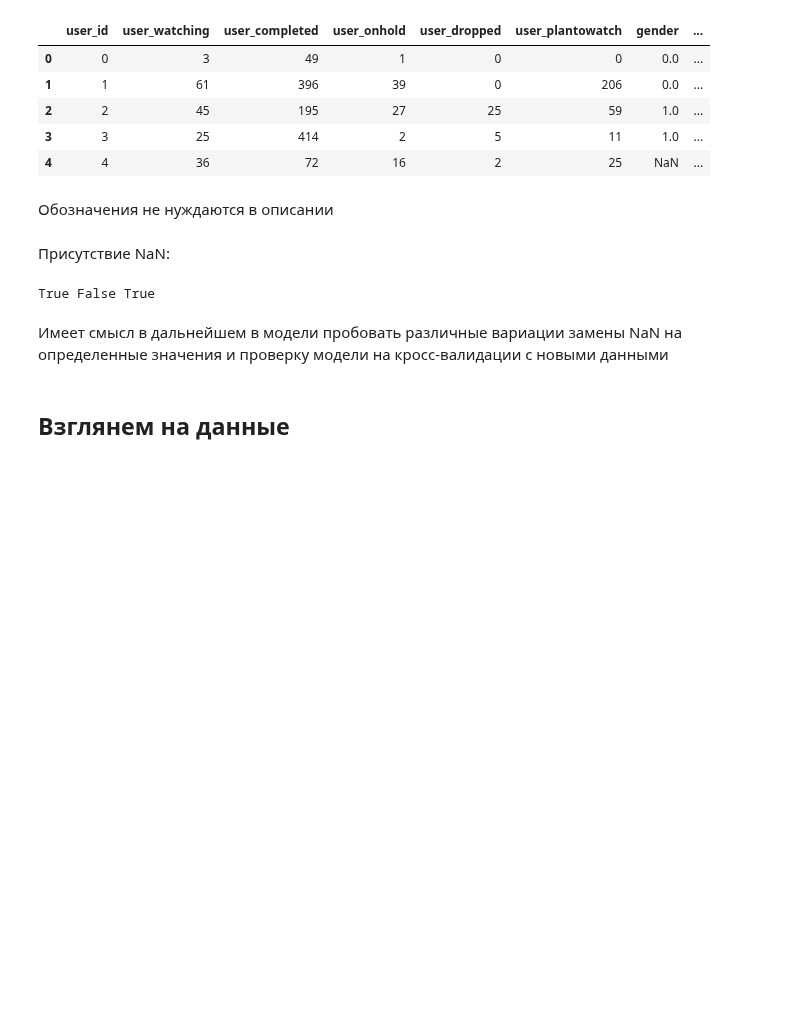
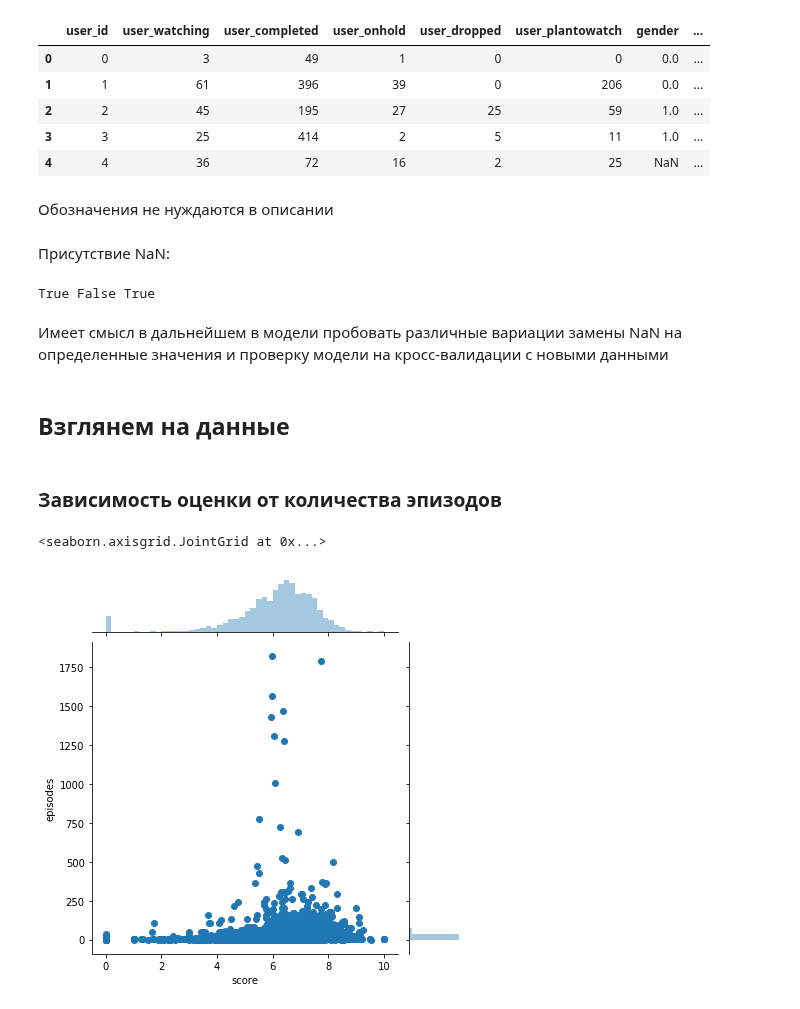
Before and after one commit to DKosov/TechnoSphere, a Jupyter notebook: ds/myAnimeList/report.ipynb, the cells around one changed output. Cells and saved outputs as stored; diff of their text form; code cells hidden in the pictures; blank space fills up the shorter version.

```diff
--- a/ds/myAnimeList/report.ipynb
+++ b/ds/myAnimeList/report.ipynb
@@ -118,0 +123,7 @@ sns.pairplot(=data[['type','members','episodes','rating']],hue='type')
+# %% [markdown]
+### Зависимость оценки от количества эпизодов
+# %%
+sns.jointplot(x='score',y='episodes', data=AnimeList)
+# %% [output]
+<seaborn.axisgrid.JointGrid at 0x...>
+[figure, added]
```
Also changed, not shown: parts of 6 cells of this notebook.
